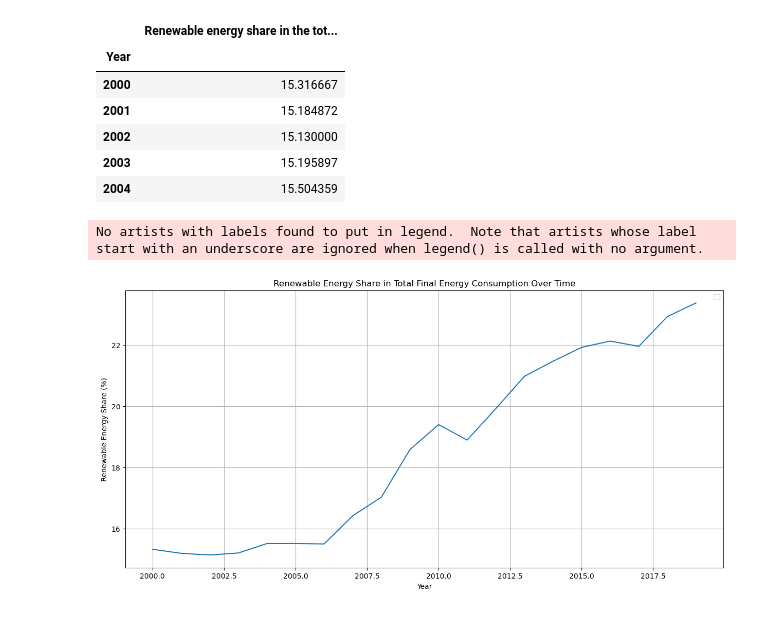
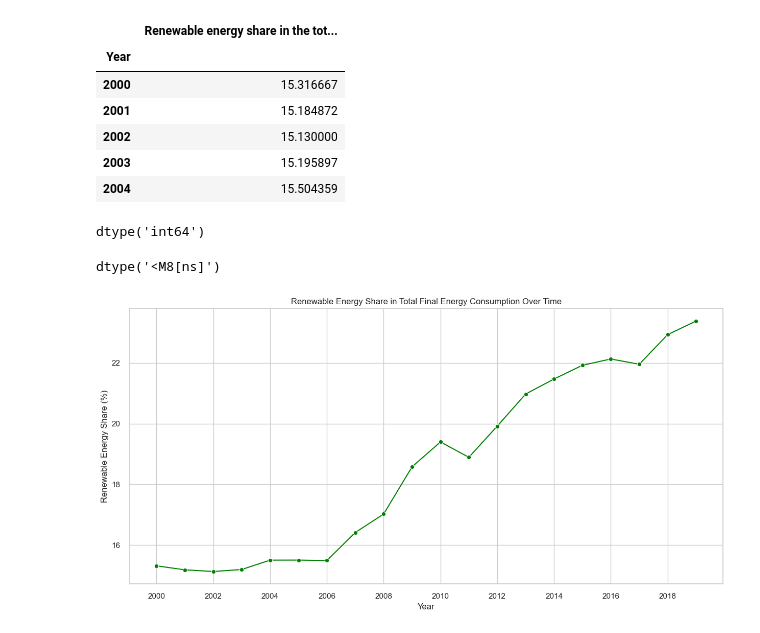
Before and after one commit to ahmedjamshed79/DataCo-supply-chain-analytics, a Jupyter notebook: EU_Sustainaability_Adoption_Notebook.ipynb, the cells around one changed output. Drawn from its saved outputs; the diff is of its cells as text; code cells hidden in the pictures.

```diff
--- a/EU_Sustainaability_Adoption_Notebook.ipynb
+++ b/EU_Sustainaability_Adoption_Notebook.ipynb
@@ -4,6 +4,10 @@
 import pandas as pd
 import seaborn as sns
 import matplotlib.pyplot as plt
+
+# Apply the default theme
+sns.set_theme()
+sns.set_style("whitegrid")
 # %% [markdown]
 ## <div style="border-radius:0px; border:#363636 solid; padding: 15px; background-color: #242F40; font-size:100%; text-align:left; color: #FFFFFF">Import Dataset</div>
 # %%
@@ -138,16 +142,28 @@ rnShare.head()
 | 2002 | 15.130000 |
 | 2003 | 15.195897 |
 | 2004 | 15.504359 |
+# %%
+rnShare.index.dtype
+# %% [output]
+dtype('int64')
+# %%
+rnShare.index = pd.to_datetime(rnShare.index, format="%Y")
+rnShare.index.dtype
+# %% [output]
+dtype('<M8[ns]')
 # %%
 # Plotting
 plt.figure(figsize=[15,7])
-sns.lineplot(data=rnShare, x=rnShare.index, y='Renewable energy share in the total final energy consumption (%)')
+sns.lineplot(
+    data=rnShare,
+    x=rnShare.index,
+    y='Renewable energy share in the total final energy consumption (%)',
+    color="green",
+    marker="o")
+
 plt.title('Renewable Energy Share in Total Final Energy Consumption Over Time')
 plt.xlabel('Year')
 plt.ylabel('Renewable Energy Share (%)')
-plt.legend()
-plt.grid(True)
 plt.show()
 # %% [output]
-No artists with labels found to put in legend.  Note that artists whose label start with an underscore are ignored when legend() is called with no argument.
-[figure, old version]
+[figure, new version]
```
Also changed, not shown: parts of 1 cell of this notebook.
